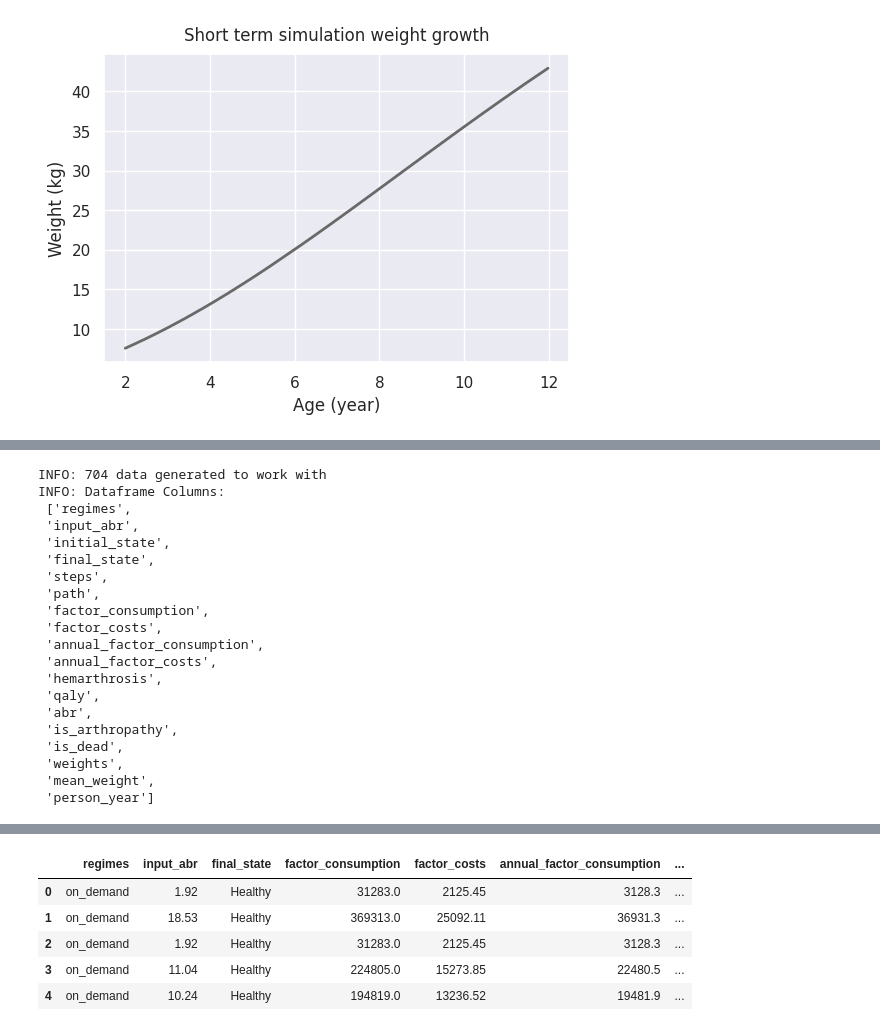
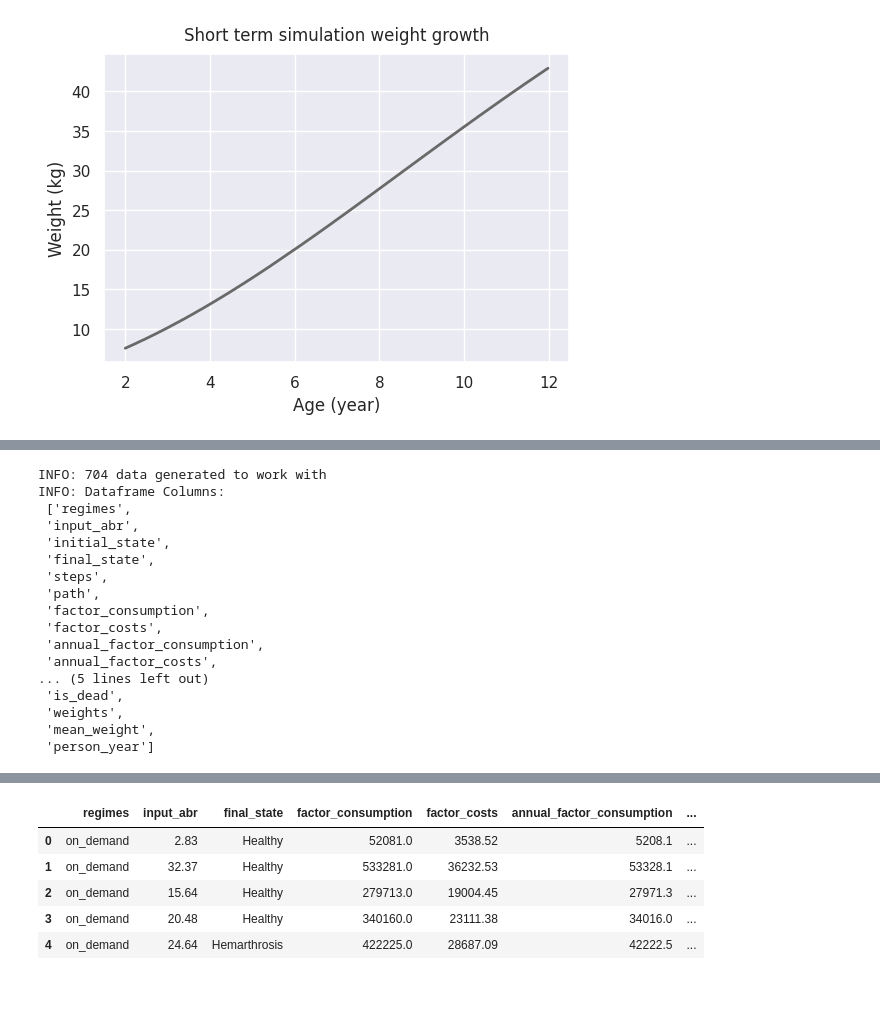
Before and after one commit to MohammadHashemian/SimpleMarkovChain, a Jupyter notebook: notebooks/03_hemophilia_cua_youngs.ipynb, the cells around one changed output, grey strips where cells are left out. Drawn from its saved outputs; the diff is of its cells as text; code cells hidden in the pictures; blank space fills up the shorter version.

```diff
--- a/notebooks/03_hemophilia_cua_youngs.ipynb
+++ b/notebooks/03_hemophilia_cua_youngs.ipynb
@@ -165,6 +169,9 @@ x_text = ax.set_xlabel("Age (year)")
 INFO: Patients average weight: 24.27 kg
 [figure]
 # %%
+import model.types
+
+
 markov = mc.MarkovChains(
     chains=chains,
     entrance="Healthy",
@@ -176,8 +183,8 @@ logger.info(f"Starting simulations for {n_cycles} steps (weeks)")
 on_demand_results = psa.parallelize_markov_chain(
     simulation_name="on_demand",
     worker_inputs=[
-        psa.HemophiliaInputs(
-            treatment=psa.Treatment.ON_DEMAND,
+        model.types.HemophiliaInput(
+            treatment=model.types.Treatment.ON_DEMAND,
             abr=abr,
             ajbr=None,
             wbr=None,
@@ -192,8 +199,8 @@ on_demand_results = psa.parallelize_markov_chain(
 prophylaxis_results = psa.parallelize_markov_chain(
     simulation_name="prophylaxis",
     worker_inputs=[
-        psa.HemophiliaInputs(
-            treatment=psa.Treatment.PROPHYLAXIS,
+        model.types.HemophiliaInput(
+            treatment=model.types.Treatment.PROPHYLAXIS,
             abr=abr,
             ajbr=None,
             wbr=None,
@@ -217,11 +224,11 @@ prophylaxis_inputs, prophylaxis_outputs = prophylaxis_results
 SAMPLE_SIZE = len(on_demand_sampled_abr)
 logger.info(f"{SAMPLE_SIZE:,} data generated to work with")
 
-cols = list(psa.HemophiliaOutputs.model_fields.keys())
+cols = list(psa.HemophiliaOutput.model_fields.keys())
 cols.insert(0, "regimes")
 cols.insert(1, "input_abr")
 
-for key in ["is_arthropathy", "is_dead", "weights", "mean_weight", "person_year"]:
+for key in ["arthropathy", "is_dead", "weights", "mean_weight", "person_year"]:
     cols.append(key)
 
 logger.info("Dataframe Columns: \n {}".format(cols).replace(",", ",\n"))
@@ -238,10 +245,7 @@ INFO: Dataframe Columns:
  'factor_costs',
  'annual_factor_consumption',
  'annual_factor_costs',
- 'hemarthrosis',
- 'qaly',
- 'abr',
- 'is_arthropathy',
+... (5 lines left out)
  'is_dead',
  'weights',
  'mean_weight',
@@ -289,8 +293,21 @@ on_demand_df = pd.DataFrame(
             op.annual_factor_consumption for op in on_demand_outputs
         ],
         "annual_factor_costs": [op.annual_factor_costs for op in on_demand_outputs],
-        "is_arthropathy": [
-            True if "Arthropathy" in op.path else False for op in on_demand_outputs
+        "pettersson_score": [op.pettersson_score for op in on_demand_outputs],
+        "arthropathy": [
+            "healthy"
+            if np.all(np.array(op.pettersson_score) == 0)
+            else "severe"
+            if np.any(np.array(op.pettersson_score) > 28)
+            else "moderate"
+            if np.any(
+                (np.array(op.pettersson_score) >= 5)
+                & (np.array(op.pettersson_score) <= 28)
+            )
+            else "mild"
+            if np.any(np.array(op.pettersson_score) < 5)
+            else None
+            for op in on_demand_outputs
         ],
         "is_dead": [True if "Death" in op.path else False for op in on_demand_outputs],
         "path": [op.path for op in on_demand_outputs],
@@ -323,8 +340,21 @@ prophylaxis_df = pd.DataFrame(
             op.annual_factor_consumption for op in prophylaxis_outputs
         ],
         "annual_factor_costs": [op.annual_factor_costs for op in prophylaxis_outputs],
-        "is_arthropathy": [
-            True if "Arthropathy" in op.path else False for op in prophylaxis_outputs
+        "pettersson_score": [op.pettersson_score for op in prophylaxis_outputs],
+        "arthropathy": [
+            "healthy"
+            if np.all(np.array(op.pettersson_score) == 0)
+            else "severe"
+            if np.any(np.array(op.pettersson_score) > 28)
+            else "moderate"
+            if np.any(
+                (np.array(op.pettersson_score) >= 5)
+                & (np.array(op.pettersson_score) <= 28)
+            )
+            else "mild"
+            if np.any(np.array(op.pettersson_score) < 5)
+            else "none"
+            for op in prophylaxis_outputs
         ],
         "is_dead": [
             True if "Death" in op.path else False for op in prophylaxis_outputs
@@ -345,7 +375,9 @@ logger.info(f"loading prophylaxis data with pandas took {exc_time} seconds")
 
 df_raw = pd.concat([on_demand_df, prophylaxis_df])
 
-df = df_raw.drop(columns=["initial_state", "steps", "path", "weights"])
+df = df_raw.drop(
+    columns=["initial_state", "steps", "path", "weights", "pettersson_score"]
+)
 df = df.apply(lambda x: round(x, 2) if pd.api.types.is_numeric_dtype(x) else x)
-df.head(n=5)
+df[(df["is_dead"] == False)].head(n=5)  # noqa: E712
 # %% [output]
@@ -354,9 +386,9 @@ INFO: loading prophylaxis data with pandas took 0.32 seconds
 |  | regimes | input_abr | final_state | factor_consumption | factor_costs | annual_factor_consumption | ... |
-| 0 | on_demand | 1.92 | Healthy | 31283.0 | 2125.45 | 3128.3 | ... |
-| 1 | on_demand | 18.53 | Healthy | 369313.0 | 25092.11 | 36931.3 | ... |
-| 2 | on_demand | 1.92 | Healthy | 31283.0 | 2125.45 | 3128.3 | ... |
-| 3 | on_demand | 11.04 | Healthy | 224805.0 | 15273.85 | 22480.5 | ... |
-| 4 | on_demand | 10.24 | Healthy | 194819.0 | 13236.52 | 19481.9 | ... |
+| 0 | on_demand | 2.83 | Healthy | 52081.0 | 3538.52 | 5208.1 | ... |
+| 1 | on_demand | 32.37 | Healthy | 533281.0 | 36232.53 | 53328.1 | ... |
+| 2 | on_demand | 15.64 | Healthy | 279713.0 | 19004.45 | 27971.3 | ... |
+| 3 | on_demand | 20.48 | Healthy | 340160.0 | 23111.38 | 34016.0 | ... |
+| 4 | on_demand | 24.64 | Hemarthrosis | 422225.0 | 28687.09 | 42222.5 | ... |
 # %%
 df_alive = df[df["is_dead"] == False]  # noqa: E712
 under_abr = df_alive[df_alive["input_abr"] > df_alive["abr"]]
```
Also changed, not shown: parts of 5 cells of this notebook, 5 other files.
